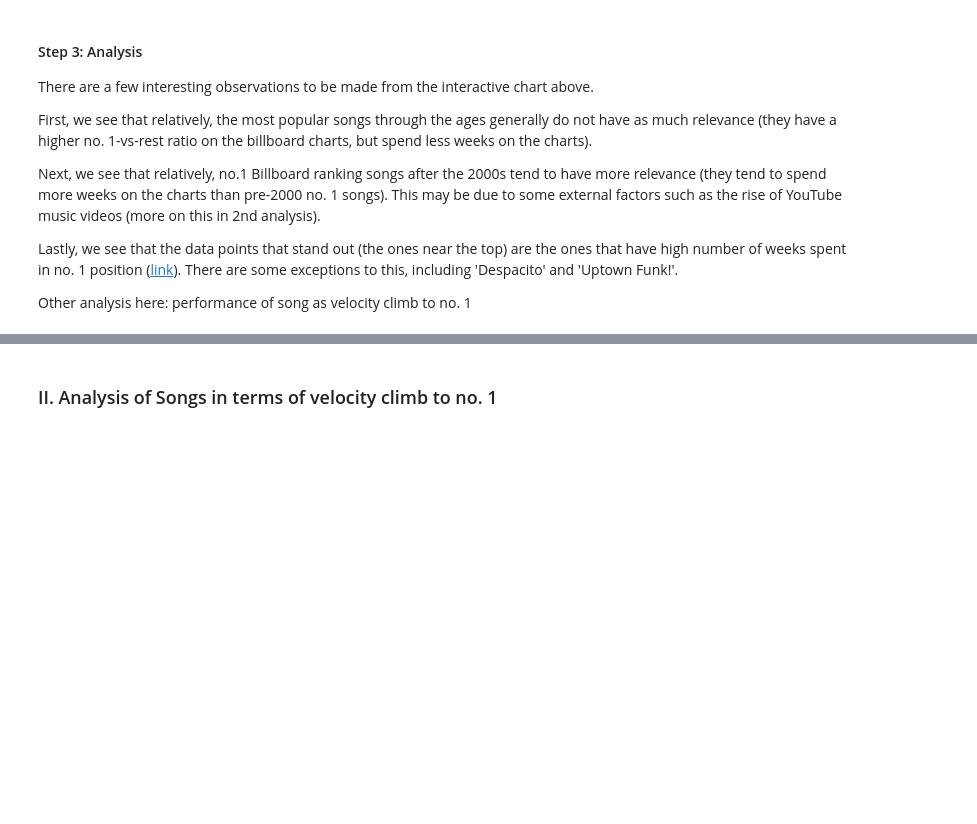
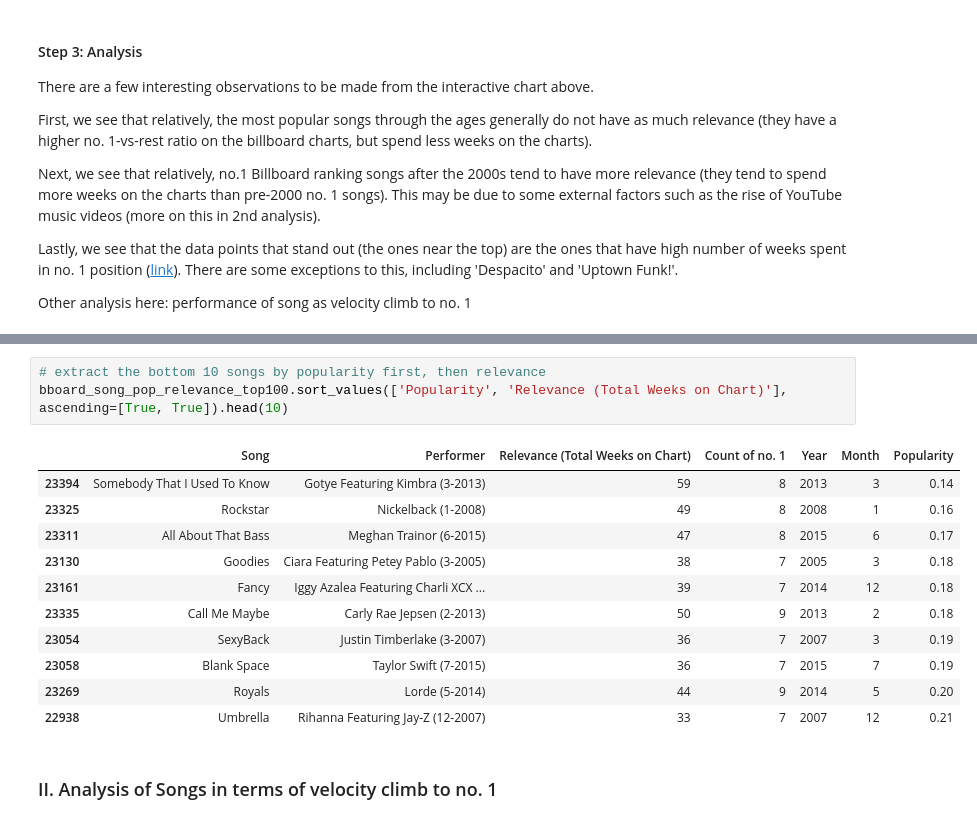
Before and after one commit to kfrankc/data512-final-project, a Jupyter notebook: analysis/analysis.ipynb, the cells around one changed output, grey strips where cells are left out. Drawn from its saved outputs; the diff is of its cells as text; blank space fills up the shorter version.

```diff
--- a/analysis/analysis.ipynb
+++ b/analysis/analysis.ipynb
@@ -182,3 +197,18 @@ Other analysis here: performance of song as velocity climb to no. 1
+# %%
+# extract the bottom 10 songs by popularity first, then relevance
+bboard_song_pop_relevance_top100.sort_values(['Popularity', 'Relevance (Total Weeks on Chart)'], ascending=[True, True]).head(10)
+# %% [output]
+|  | Song | Performer | Relevance (Total Weeks on Chart) | Count of no. 1 | Year | Month | Popularity |
+| 23394 | Somebody That I Used To Know | Gotye Featuring Kimbra (3-2013) | 59 | 8 | 2013 | 3 | 0.14 |
+| 23325 | Rockstar | Nickelback (1-2008) | 49 | 8 | 2008 | 1 | 0.16 |
+| 23311 | All About That Bass | Meghan Trainor (6-2015) | 47 | 8 | 2015 | 6 | 0.17 |
+| 23130 | Goodies | Ciara Featuring Petey Pablo (3-2005) | 38 | 7 | 2005 | 3 | 0.18 |
+| 23161 | Fancy | Iggy Azalea Featuring Charli XCX ... | 39 | 7 | 2014 | 12 | 0.18 |
+| 23335 | Call Me Maybe | Carly Rae Jepsen (2-2013) | 50 | 9 | 2013 | 2 | 0.18 |
+| 23054 | SexyBack | Justin Timberlake (3-2007) | 36 | 7 | 2007 | 3 | 0.19 |
+| 23058 | Blank Space | Taylor Swift (7-2015) | 36 | 7 | 2015 | 7 | 0.19 |
+| 23269 | Royals | Lorde (5-2014) | 44 | 9 | 2014 | 5 | 0.20 |
+| 22938 | Umbrella | Rihanna Featuring Jay-Z (12-2007) | 33 | 7 | 2007 | 12 | 0.21 |
 # %% [markdown]
 ### II. Analysis of Songs in terms of velocity climb to no. 1
 # %% [markdown]
```
Also changed, not shown: parts of 9 cells of this notebook.
